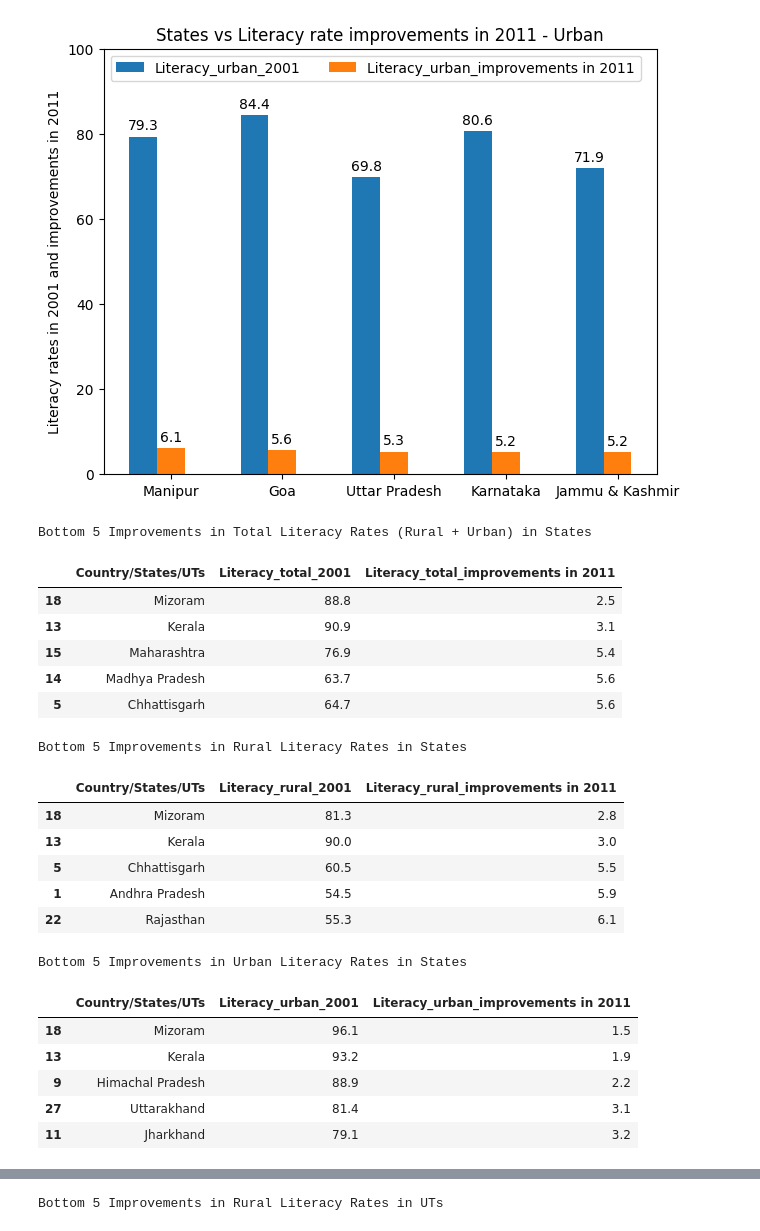
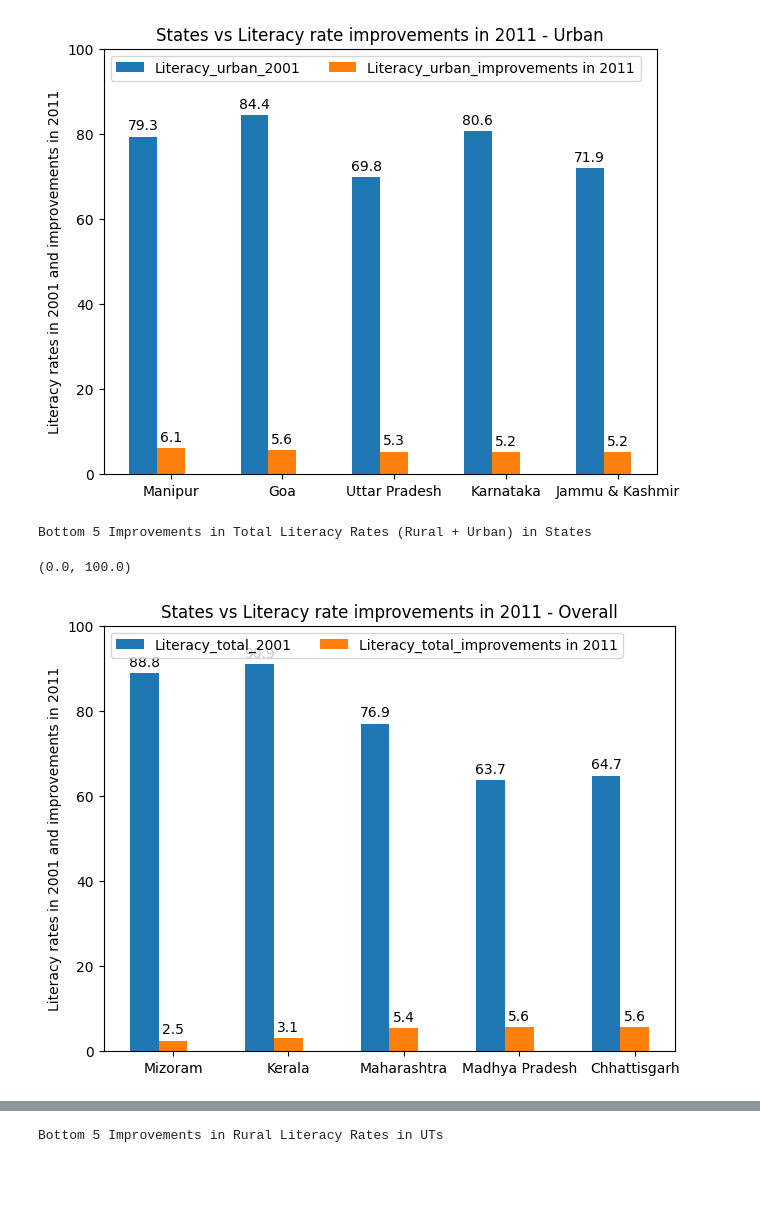
Before and after one commit to ROHIT779/ml-projects, a Jupyter notebook: goi-literacy-rates-2001-2011/goi_literacy_rates.ipynb, the cells around one changed output, grey strips where cells are left out. Saved outputs shown, nothing was run; the diff lists cells and outputs as text; code cells hidden in the pictures; blank space fills up the shorter version.

```diff
--- a/goi-literacy-rates-2001-2011/goi_literacy_rates.ipynb
+++ b/goi-literacy-rates-2001-2011/goi_literacy_rates.ipynb
@@ -232,36 +231,30 @@ ax.set_ylim(0, 100)
 Top 5 Improvements in Urban Literacy Rates in States
 (0.0, 100.0)
 [figure]
-# %%
-print('Bottom 5 Improvements in Total Literacy Rates (Rural + Urban) in States\n')
-data_states_total_improv_sorted.tail().sort_values(by = 'Literacy_total_improvements in 2011', ascending = True)
-# %% [output]
-Bottom 5 Improvements in Total Literacy Rates (Rural + Urban) in States
-|  | Country/States/UTs | Literacy_total_2001 | Literacy_total_improvements in 2011 |
-| 18 | Mizoram | 88.8 | 2.5 |
-| 13 | Kerala | 90.9 | 3.1 |
-| 15 | Maharashtra | 76.9 | 5.4 |
-| 14 | Madhya Pradesh | 63.7 | 5.6 |
-| 5 | Chhattisgarh | 64.7 | 5.6 |
-# %%
-print('Bottom 5 Improvements in Rural Literacy Rates in States\n')
-data_states_rural_improv_sorted.tail().sort_values(by = 'Literacy_rural_improvements in 2011', ascending = True)
-# %% [output]
-Bottom 5 Improvements in Rural Literacy Rates in States
-|  | Country/States/UTs | Literacy_rural_2001 | Literacy_rural_improvements in 2011 |
-| 18 | Mizoram | 81.3 | 2.8 |
-| 13 | Kerala | 90.0 | 3.0 |
-| 5 | Chhattisgarh | 60.5 | 5.5 |
-| 1 | Andhra Pradesh | 54.5 | 5.9 |
-| 22 | Rajasthan | 55.3 | 6.1 |
-# %%
-print('Bottom 5 Improvements in Urban Literacy Rates in States\n')
-data_states_urban_improv_sorted.tail().sort_values(by = 'Literacy_urban_improvements in 2011', ascending = True)
-# %% [output]
-Bottom 5 Improvements in Urban Literacy Rates in States
-|  | Country/States/UTs | Literacy_urban_2001 | Literacy_urban_improvements in 2011 |
-| 18 | Mizoram | 96.1 | 1.5 |
-| 13 | Kerala | 93.2 | 1.9 |
-| 9 | Himachal Pradesh | 88.9 | 2.2 |
-| 27 | Uttarakhand | 81.4 | 3.1 |
-| 11 | Jharkhand | 79.1 | 3.2 |
+# %%
+print('Bottom 5 Improvements in Total Literacy Rates (Rural + Urban) in States\n')
+data_states_total_improv_sorted_asc = data_states_total_improv_sorted.tail().sort_values(by = 'Literacy_total_improvements in 2011', ascending = True)
+
+data_states_total_improv_sub = data_states_total_improv_sorted_asc.tail()[['Literacy_total_2001', 'Literacy_total_improvements in 2011']]
+data_states_total_improv_sub_states = data_states_total_improv_sorted_asc.tail()['Country/States/UTs']
+x = np.arange(5)
+width = 0.25
+multiplier = 0
+
+fig, ax = plt.subplots(layout='constrained')
+
+for attribute, measurement in data_states_total_improv_sub.items():
+    offset = width * multiplier
+    rects = ax.bar(x + offset, measurement, width, label=attribute)
+    ax.bar_label(rects, padding=3)
+    multiplier += 1
+
+ax.set_ylabel('Literacy rates in 2001 and improvements in 2011')
+ax.set_title('States vs Literacy rate improvements in 2011 - Overall')
+ax.set_xticks(x + width, data_states_total_improv_sub_states)
+ax.legend(loc='upper left', ncols=2)
+ax.set_ylim(0, 100)
+# %% [output]
+Bottom 5 Improvements in Total Literacy Rates (Rural + Urban) in States
+(0.0, 100.0)
+[figure, added]
```
Also changed, not shown: parts of 14 cells of this notebook.
